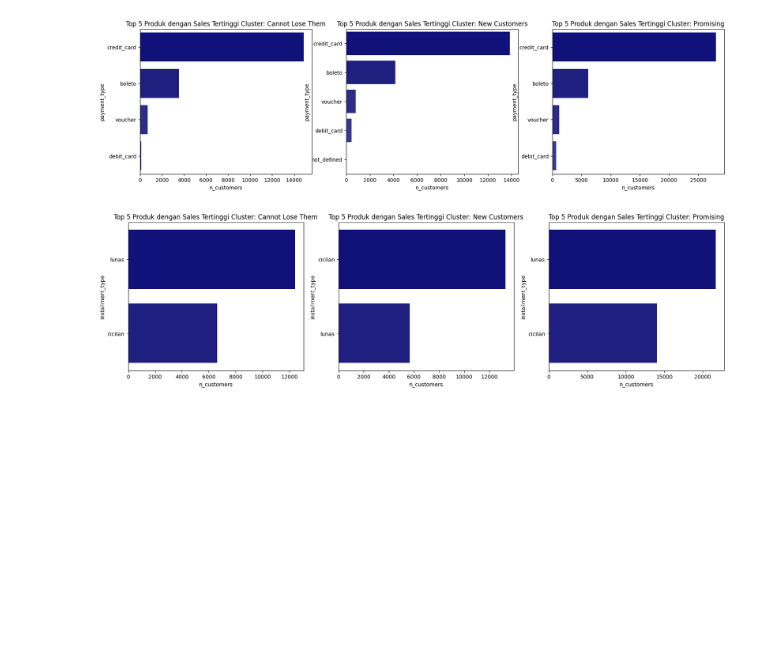
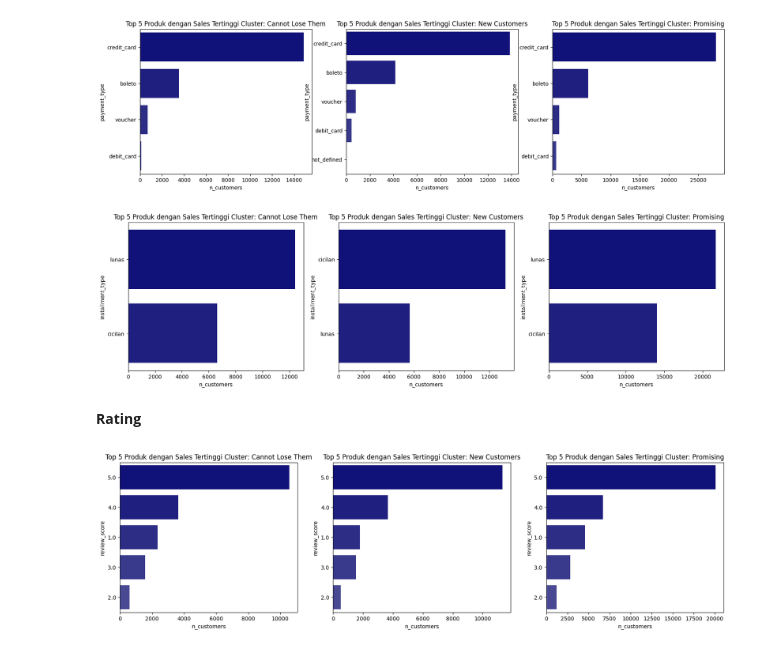
Before and after one commit to aridiawan/ecommerce-analysis, a Jupyter notebook: notebooks/4.0.1-data-analysis-cluster.ipynb, the cells around one changed output. Saved outputs shown, nothing was run; the diff lists cells and outputs as text; code cells hidden in the pictures; blank space fills up the shorter version.

Commit message:
eda-clust-cb

```diff
--- a/notebooks/4.0.1-data-analysis-cluster.ipynb
+++ b/notebooks/4.0.1-data-analysis-cluster.ipynb
@@ -220,3 +220,20 @@ for i, val in enumerate(segm):
 # plt.show()
 # %% [output]
 [figure]
+# %% [markdown]
+**Rating**
+# %%
+prod = data_segm[data_segm.RFM_segment.isin(top_segment)].groupby(['RFM_segment','review_score'])['customer_unique_id'].nunique().reset_index().rename(columns={'customer_unique_id': 'n_customers'})
+
+segm = prod.RFM_segment.unique()
+
+# Viz
+c1 = sns.blend_palette(['darkblue', 'lightgrey'], 15)
+fig, axes = plt.subplots(1,len(segm), figsize=(20, 5))
+for i, val in enumerate(segm):
+    sns.barplot(data=prod.query(f"RFM_segment == '{val}'").nlargest(5, columns='n_customers'), x = 'n_customers', y='review_score', palette=c1, ax=axes[i])
+    axes[i].title.set_text(f'Top 5 Produk dengan Sales Tertinggi Cluster: {val}')
+
+# plt.show()
+# %% [output]
+[figure, added]
```
Also changed, not shown: parts of 4 cells of this notebook.
